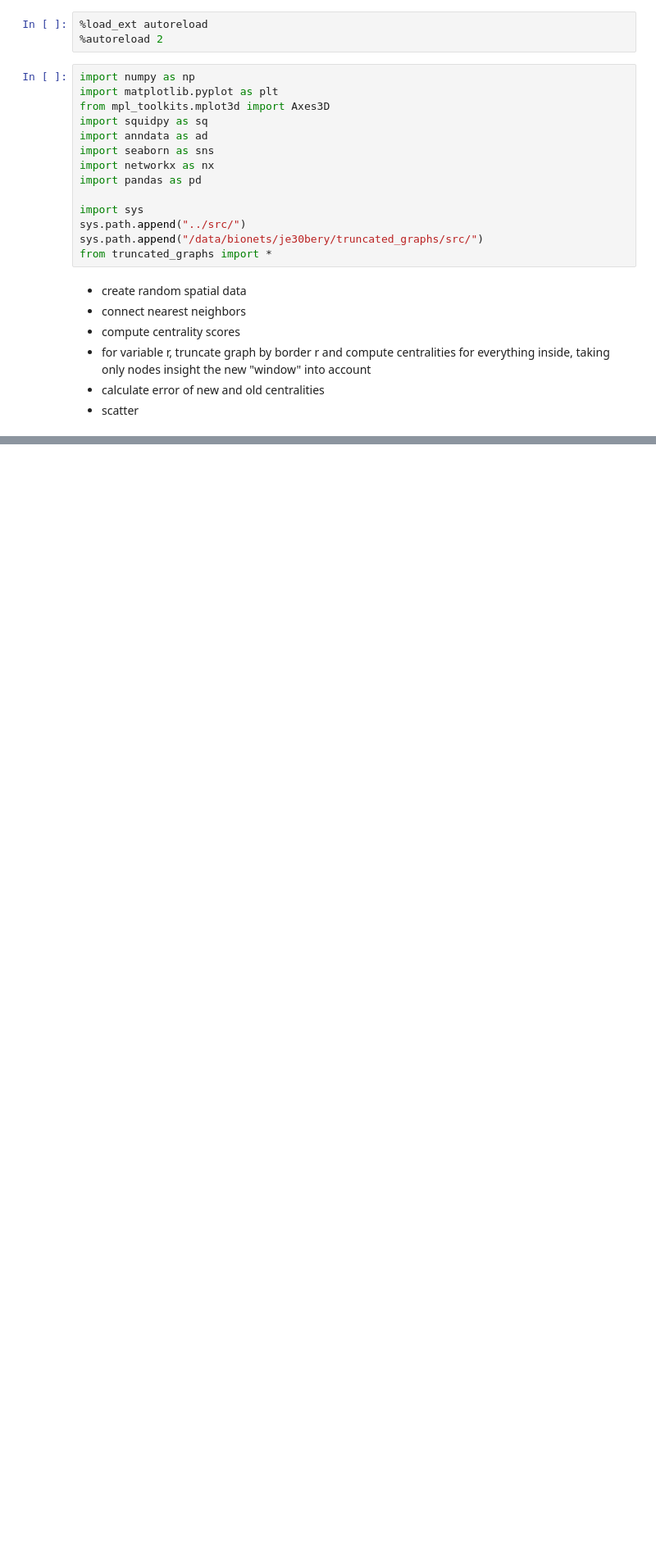
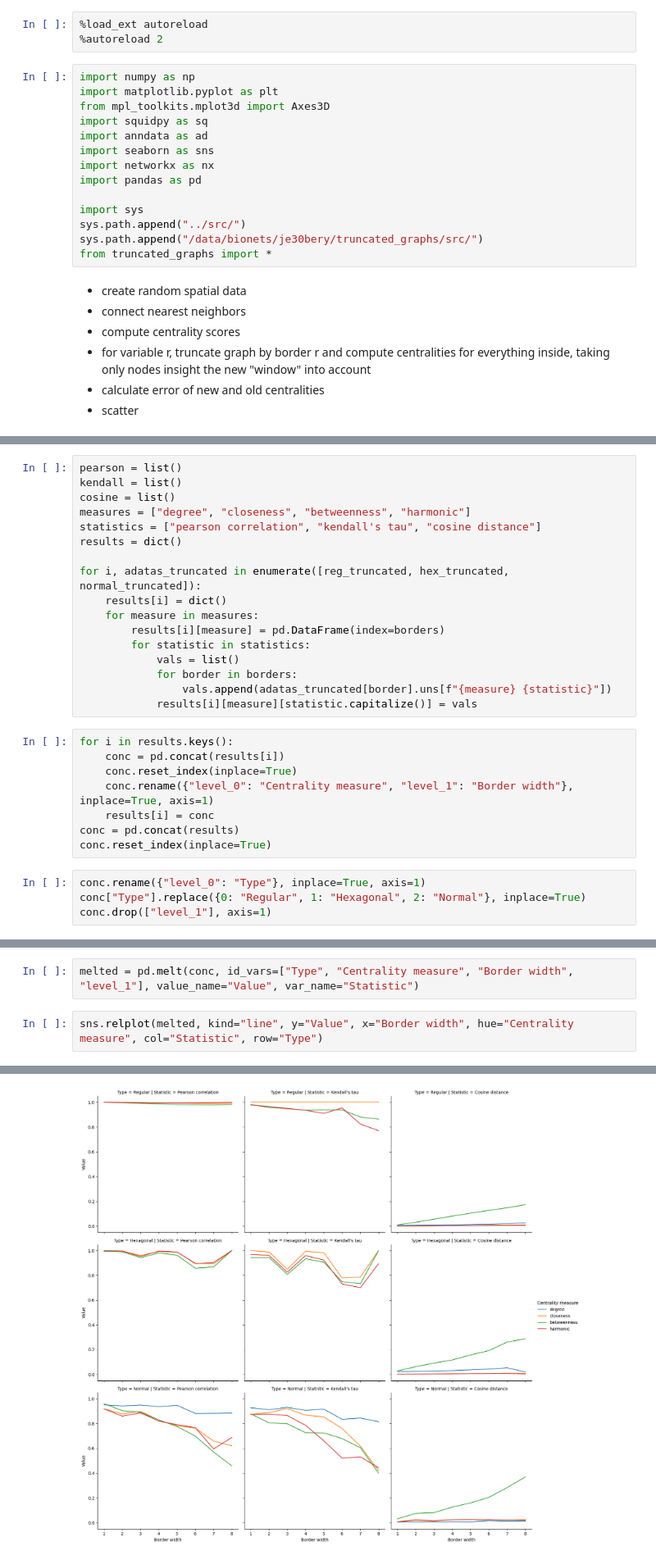
Before and after one commit to uderhardtlab/truncated_graphs, a Jupyter notebook: notebooks/first_analyses.ipynb, the cells around one changed output, grey strips where cells are left out. Shown at 82% size. Drawn from its saved outputs; the diff is of its cells as text; blank space fills up the shorter version.

Commit message:
correlation statistics added

```diff
--- a/notebooks/first_analyses.ipynb
+++ b/notebooks/first_analyses.ipynb
@@ -52,0 +45,29 @@ plt.savefig(f"../result_plots/{type}/{type}_{measure}_border={border}_n={n}.png"
+# %%
+pearson = list()
+kendall = list()
+cosine = list()
+measures = ["degree", "closeness", "betweenness", "harmonic"]
+statistics = ["pearson correlation", "kendall's tau", "cosine distance"]
+results = dict()
+
+for i, adatas_truncated in enumerate([reg_truncated, hex_truncated, normal_truncated]):
+    results[i] = dict()
+    for measure in measures:
+        results[i][measure] = pd.DataFrame(index=borders)
+        for statistic in statistics:
+            vals = list()
+            for border in borders:
+                vals.append(adatas_truncated[border].uns[f"{measure} {statistic}"])
+            results[i][measure][statistic.capitalize()] = vals
+# %%
+for i in results.keys():
+    conc = pd.concat(results[i])
+    conc.reset_index(inplace=True)
+    conc.rename({"level_0": "Centrality measure", "level_1": "Border width"}, inplace=True, axis=1)
+    results[i] = conc
+conc = pd.concat(results)
+conc.reset_index(inplace=True)
+# %%
+conc.rename({"level_0": "Type"}, inplace=True, axis=1)
+conc["Type"].replace({0: "Regular", 1: "Hexagonal", 2: "Normal"}, inplace=True)
+conc.drop(["level_1"], axis=1)
@@ -52,0 +94,5 @@ plt.savefig(f"../result_plots/{type}/{type}_{measure}_border={border}_n={n}.png"
+# %%
+melted = pd.melt(conc, id_vars=["Type", "Centrality measure", "Border width", "level_1"], value_name="Value", var_name="Statistic")
+# %%
+sns.relplot(melted, kind="line", y="Value", x="Border width", hue="Centrality measure", col="Statistic", row="Type")
+# %% [output]
@@ -53 +100,2 @@ plt.savefig(f"../result_plots/{type}/{type}_{measure}_border={border}_n={n}.png"
+[figure, added]
 # %%
```
Also changed, not shown: parts of 8 cells of this notebook, 1 other file.
